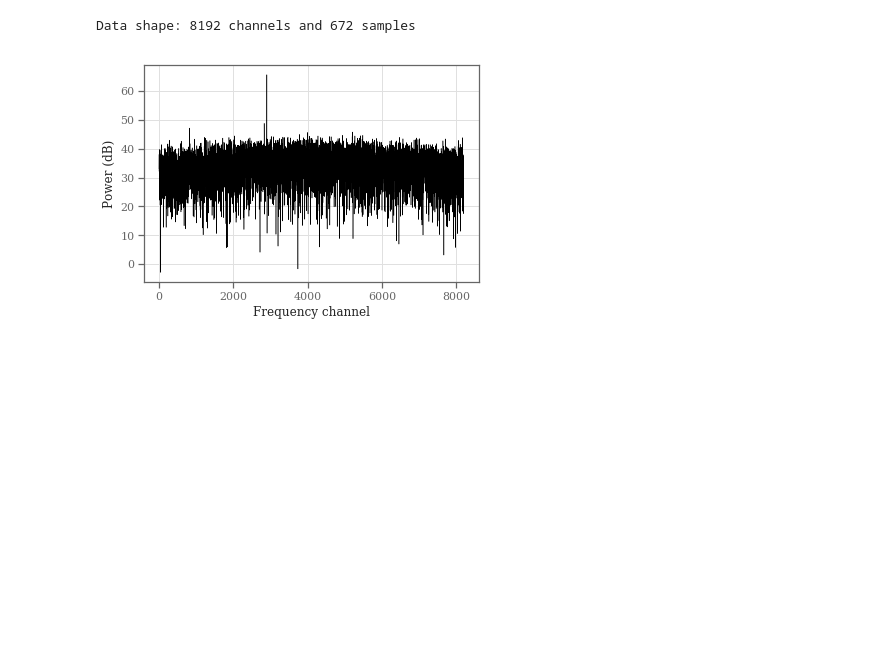
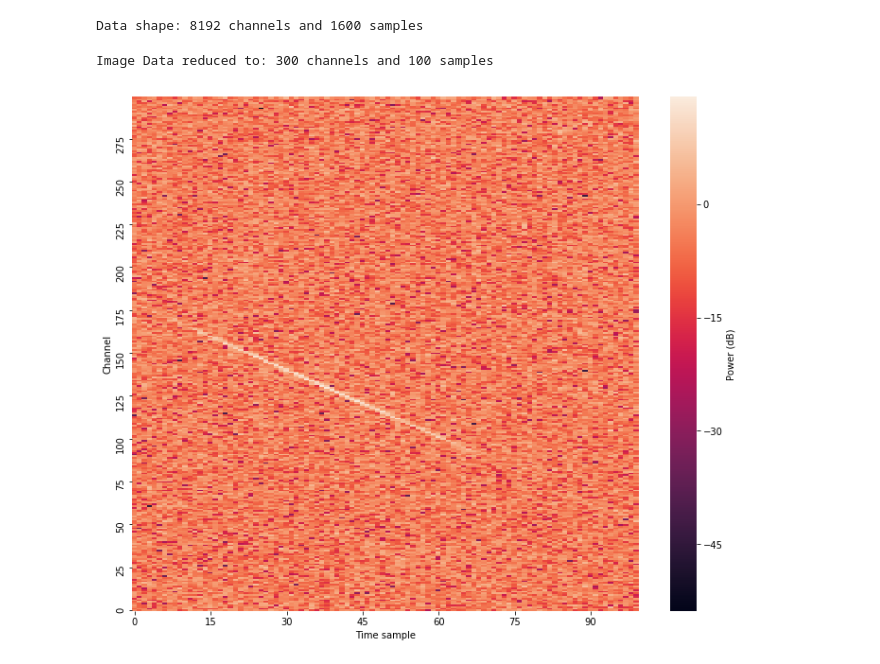
Before and after one commit to BIRALES/birales, a Jupyter notebook: pybirales/services/scripts/analysis/streak_detection/Image Segmentation Analysis.ipynb, the cells around one changed output. Saved outputs shown, nothing was run; the diff lists cells and outputs as text; code cells hidden in the pictures; blank space fills up the shorter version.

```diff
--- a/pybirales/services/scripts/analysis/streak_detection/Image Segmentation Analysis.ipynb
+++ b/pybirales/services/scripts/analysis/streak_detection/Image Segmentation Analysis.ipynb
@@ -29,20 +28,50 @@ SAVE_FIGURES = False
+# %%
+ROOT = "/home/denis/.birales/visualisation/fits"
+OUT_DIR = "/home/denis/.birales/visualisation/analysis"
+FITS_FILE = "norad_1328/norad_1328_raw_1.fits"
+SAVE_FIGURES = False
+TX = 410.085e6
+BNDW = 0.078125e6
+START_FREQ = 410.0425e6
+END_FREQ = 410.0425e6 + BNDW
+N_CHANS = 8192
+SAMPLING_RATE = 78125
+TD = 1./ SAMPLING_RATE
+OBS_NAME = "NORAD_1328"
+# %%
+fits_file = fits.open(os.path.join(ROOT, FITS_FILE))
 # %%
-image_data = hdu_list[0]
-print ('Data shape: {} channels and {} samples'.format(image_data.shape[1], image_data.shape[2]))
+image_data = fits_file[0].data[0]
+
+print ('Data shape: {} channels and {} samples'.format(image_data.shape[0], image_data.shape[1]))
+
+def save_figure(filename):
+    if SAVE_FIGURES:
+        plt.savefig(os.path.join(OUT_DIR, OBS_NAME, filename, '.pdf'))
 # %% [output]
-Data shape: 8192 channels and 672 samples
+Data shape: 8192 channels and 1600 samples
-# %%
-# Pre-processing: Show bandpass (Power against frequency)
-time_sample = 471
-channels = np.arange(0, 8192)
-power = 10*np.log10(image_data[:, :, time_sample][0])
-
-ax = sns.lineplot(x=channels, y=power, sort=False, lw=0.5, color='black')
-ax.set(xlabel='Frequency channel', ylabel='Power (dB)')
-
-if SAVE_FIGURES:
-    plt.savefig(OUT_DIR+'/bandpass.pdf')
-# %% [output]
-[figure, removed]
+# %%
+time_samples = np.arange(0, image_data.shape[1])
+channel_samples = np.arange(0, N_CHANS)
+
+time = time_samples * TD
+channels = np.linspace(start=START_FREQ, stop=END_FREQ, num=N_CHANS)
+
+# Choose what subset of the image data to show (c0, cn, t0, tn)
+SUBSET = (4100, 4400, 800, 900)
+subset_data = image_data[SUBSET[0]:SUBSET[1], SUBSET[2]:SUBSET[3]]
+print ('Image Data reduced to: {} channels and {} samples'.format(subset_data.shape[0], subset_data.shape[1]))
+
+ax0 = sns.heatmap(subset_data, cbar_kws={'label': 'Power (dB)'},
+#                   square=True,
+                  xticklabels=15,
+                  yticklabels=25)
+ax0.invert_yaxis()
+ax0.set(xlabel='Time sample', ylabel='Channel')
+
+save_figure('before_filter')
+# %% [output]
+Image Data reduced to: 300 channels and 100 samples
+[figure, added]
 # %%
 # Background noise filter: Show noise distribution (histogram) before and after filter is applied
```
Also changed, not shown: parts of 15 cells of this notebook, 1 other file.
